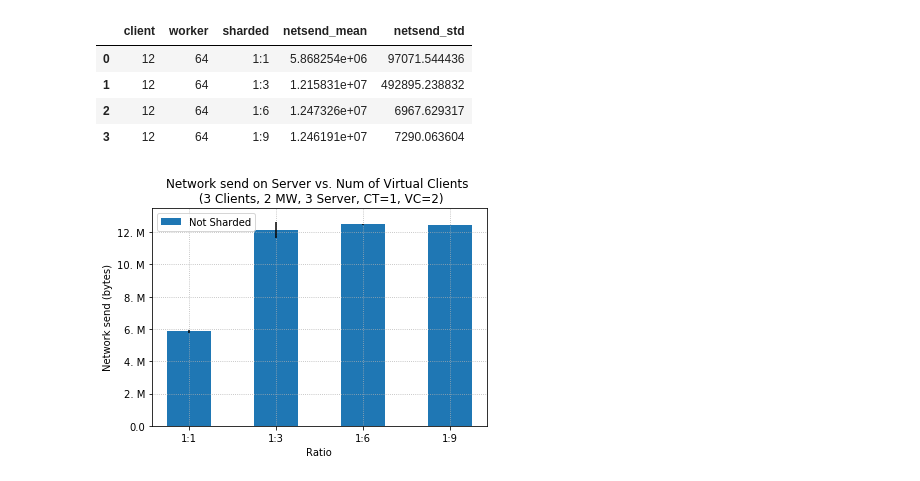
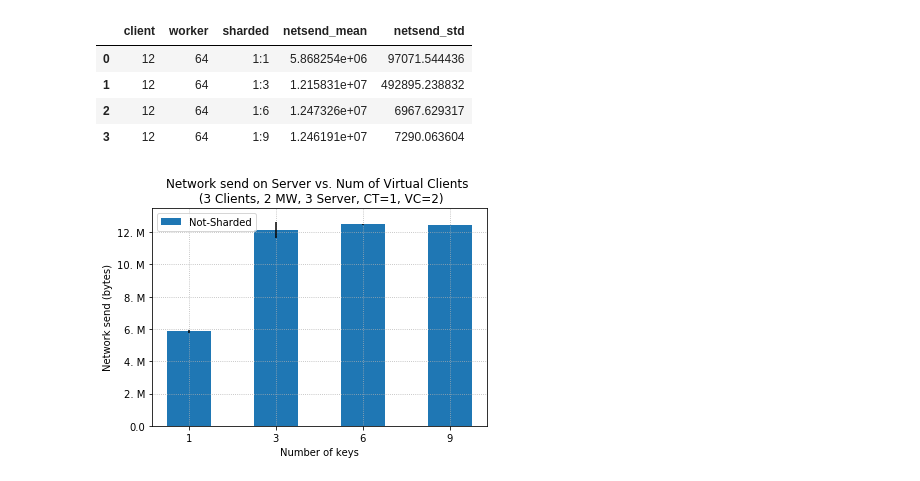
Before and after one commit to florianmorath/ASL_project, a Jupyter notebook: scripts/4_GetsAndMultigets/plot_dstat-logs.ipynb, the cells around one changed output. Cells and saved outputs as stored; diff of their text form; code cells hidden in the pictures.

Commit message:
scripts_4: minor plot changes

```diff
--- a/scripts/4_GetsAndMultigets/plot_dstat-logs.ipynb
+++ b/scripts/4_GetsAndMultigets/plot_dstat-logs.ipynb
@@ -78,24 +78,25 @@ df_c
 # %%
 f = plt.figure()
 plt.title("Network send on Server vs. Num of Virtual Clients \n (3 Clients, 2 MW, 3 Server, CT=1, VC=2)")
 
 vcs = df_c['sharded']
 means = df_c['netsend_mean']
 stds = df_c['netsend_std']
 
-plt.bar(x = vcs, height = means, yerr = stds, label = 'Not Sharded', width=0.5)
+plt.bar(x = vcs, height = means, yerr = stds, label = 'Not-Sharded', width=0.5)
 
 plt.grid(linestyle = "dotted")
 plt.ylabel("Network send (bytes)")
-plt.xlabel("Ratio")
+plt.xlabel("Number of keys")
 #plt.xticks([0] + np.array(vcs))
 plt.ylim(bottom=0, top=1e6+np.max(df_c['netsend_mean']))
 plt.legend()
 
 ax = plt.gca()
+ax.set_xticklabels(('1', '3', '6', '9'))
 ax.yaxis.set_major_formatter(tick.FuncFormatter(y_fmt))
 
 plt.show()
 f.savefig("/Users/florianmorath/Desktop/ASL_project/scripts/4_GetsAndMultigets/processed_data/"+date+"/"+file_name[:-4]+".png", dpi = 150)
 # %% [output]
-[figure, old version]
+[figure, new version]
```
Also changed, not shown: 2 other files.
